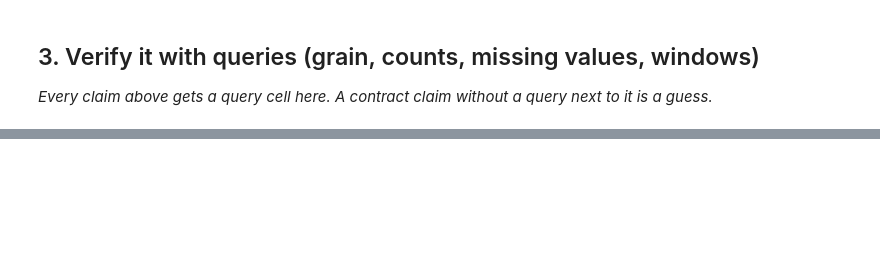
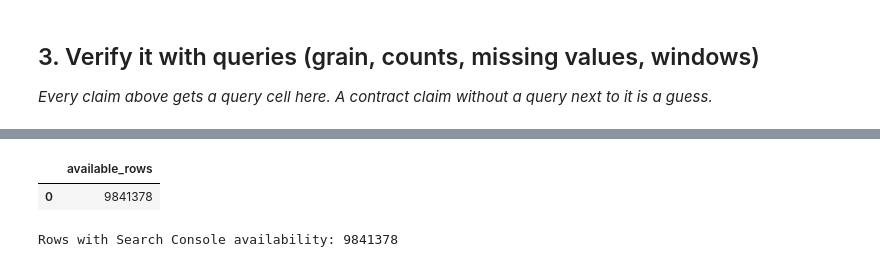
Before and after one commit to 02017711723iot-dotcom/Flyrank_Internship_1, a Jupyter notebook: work/notebooks/w03_data_contract.ipynb, the cells around one changed output, grey strips where cells are left out. Cells and saved outputs as stored; diff of their text form; code cells hidden in the pictures; blank space fills up the shorter version.

```diff
--- a/work/notebooks/w03_data_contract.ipynb
+++ b/work/notebooks/w03_data_contract.ipynb
@@ -26,0 +199,28 @@ This skeleton is yours to fill. Work the sections **in order** — each one has
+# %%
+# QUERY 3
+# Count March 2026 rows where Search Console data is available.
+# The assignment specifically requires IS TRUE.
+
+availability_check = con.execute(
+    f"""
+    SELECT
+        COUNT(*) AS available_rows
+    FROM read_parquet(
+        '{DAILY_TABLE}',
+        hive_partitioning=true
+    )
+    WHERE month = '2026-03'
+      AND client_has_gsc IS TRUE
+    """
+).df()
+
+display(availability_check)
+
+print(
+    "Rows with Search Console availability:",
+    availability_check.loc[0, "available_rows"]
+)
+# %% [output]
+|  | available_rows |
+| 0 | 9841378 |
+Rows with Search Console availability: 9841378
```
Also changed, not shown: parts of 14 cells of this notebook.
